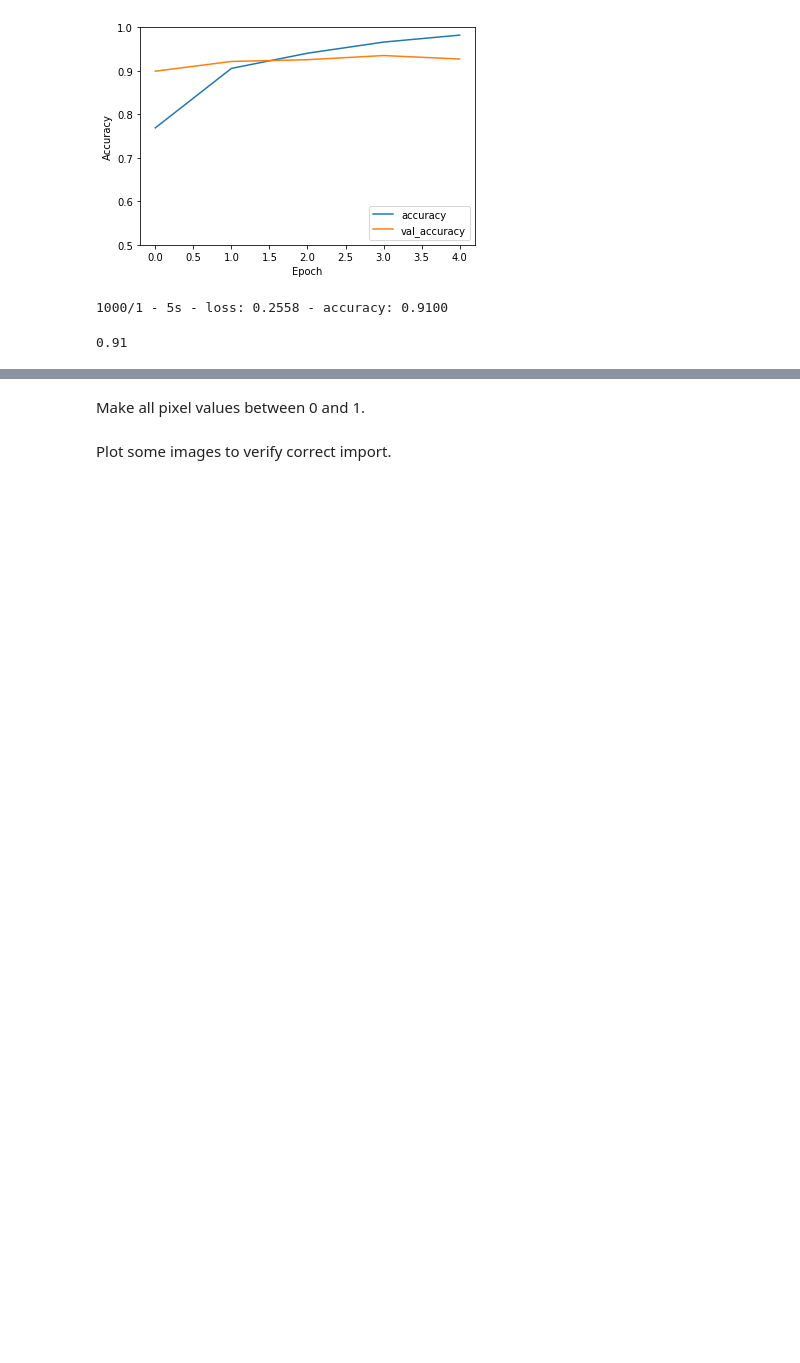
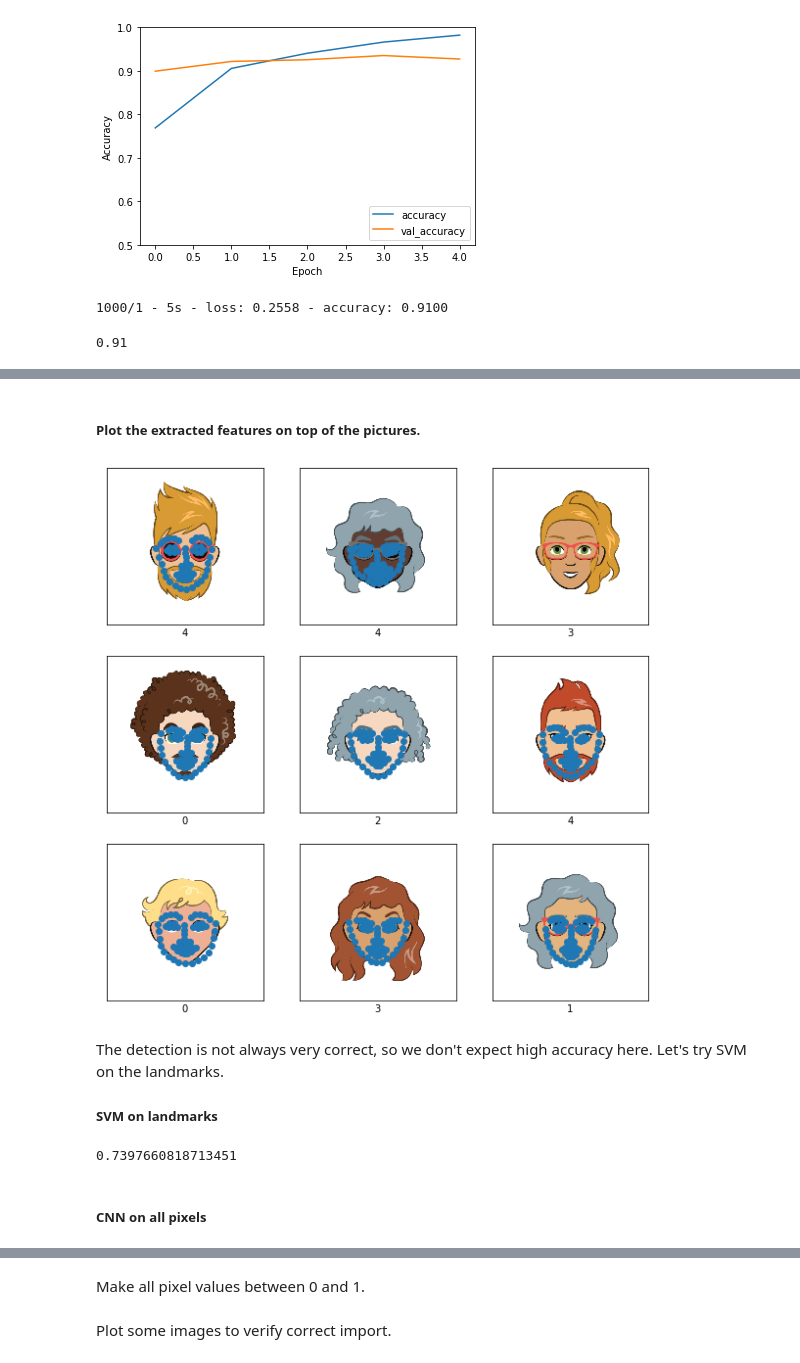
Before and after one commit to KonradChlupka/AMLSassignment19_20, a Jupyter notebook: AMLS_19-20_SN16076397/main_jupyter.ipynb, the cells around one changed output, grey strips where cells are left out. Cells and saved outputs as stored; diff of their text form; code cells hidden in the pictures; blank space fills up the shorter version.

```diff
--- a/AMLS_19-20_SN16076397/main_jupyter.ipynb
+++ b/AMLS_19-20_SN16076397/main_jupyter.ipynb
@@ -386,0 +475,3 @@ sklearn.metrics.accuracy_score(b1_y_validation["face_shape"], b1_model.predict(b
+# %%
+b1_X_train_images, b1_X_validation_images, b1_y_train, b1_y_validation = sklearn.model_selection.train_test_split(b1_X_train_raw_images, b1_y_train_raw)
+b1_X_test_images, b1_y_test = b1_X_test_raw_images, b1_y_test_raw
@@ -386,0 +480,35 @@ sklearn.metrics.accuracy_score(b1_y_validation["face_shape"], b1_model.predict(b
+# %%
+b1_X_train_landmarks, b1_y_train_landmarks, undetectable_train = images_into_landmarks(b1_X_train_images, b1_y_train)
+b1_X_validation_landmarks, b1_y_validation_landmarks, undetectable_validation = images_into_landmarks(b1_X_validation_images, b1_y_validation)
+b1_X_test_landmarks, b1_y_test_landmarks, undetectable_test = images_into_landmarks(b1_X_test_images, b1_y_test)
+# %% [markdown]
+##### Plot the extracted features on top of the pictures.
+# %%
+plt.figure(figsize=(10, 10))
+
+for i in range(9):
+    plt.subplot(3, 3, i + 1)
+    plt.xticks([])
+    plt.yticks([])
+    plt.grid(False)
+    plt.imshow(b1_X_train_raw_images[i], cmap=plt.cm.binary)
+    plt.xlabel(b1_y_train_raw[i])
+    if i in undetectable_train:
+        continue
+    plt.scatter(b1_X_train_landmarks[i][:, 0], b1_X_train_landmarks[i][:, 1])
+
+plt.show()
+# %% [output]
+[figure, added]
+# %% [markdown]
+The detection is not always very correct, so we don't expect high accuracy here. Let's try SVM on the landmarks.
+##### SVM on landmarks
+# %%
+b1_svm = sklearn.svm.SVC(kernel="poly")
+b1_svm.fit(flatten_examples(b1_X_train_landmarks), b1_y_train_landmarks)
+b1_pred_svm_validation = b1_svm.predict(flatten_examples(b1_X_validation_landmarks))
+sklearn.metrics.accuracy_score(b1_y_validation_landmarks, b1_pred_svm_validation)
+# %% [output]
+0.7397660818713451
+# %% [markdown]
+##### CNN on all pixels
```
Also changed, not shown: parts of 32 cells of this notebook.
